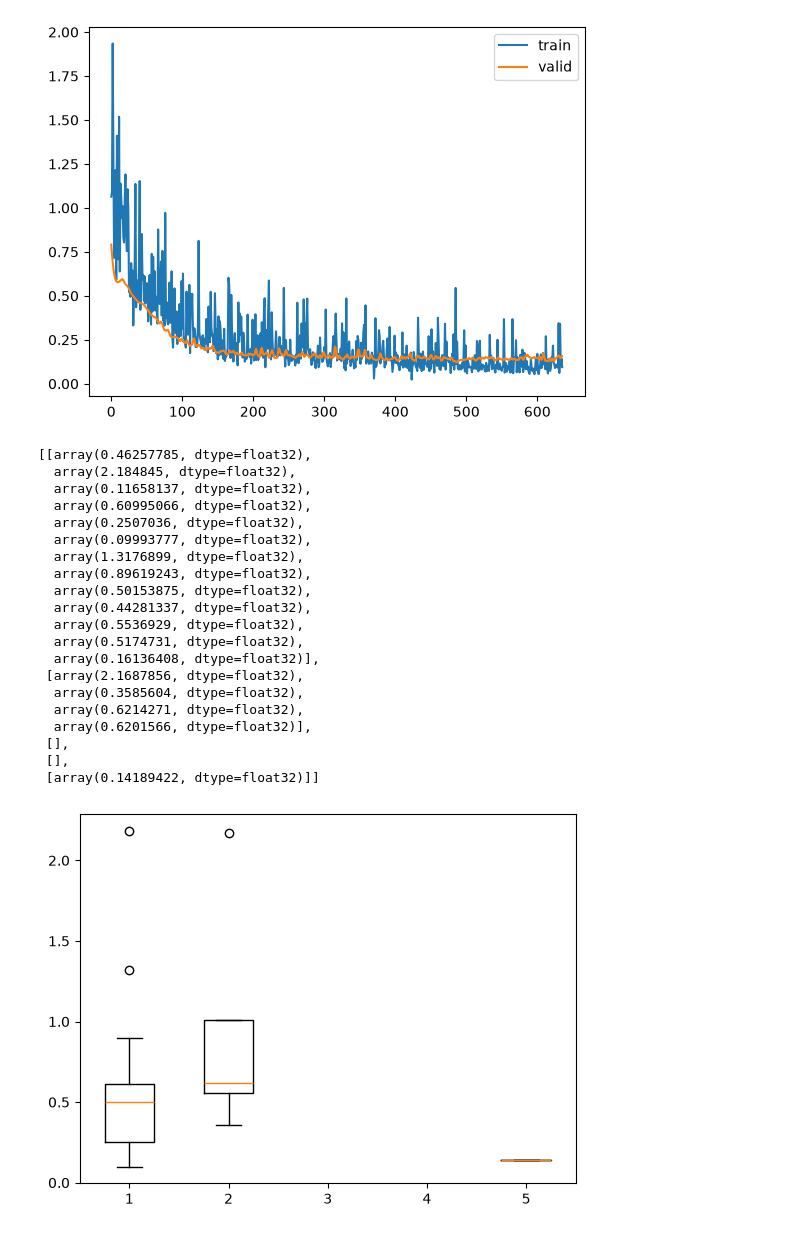
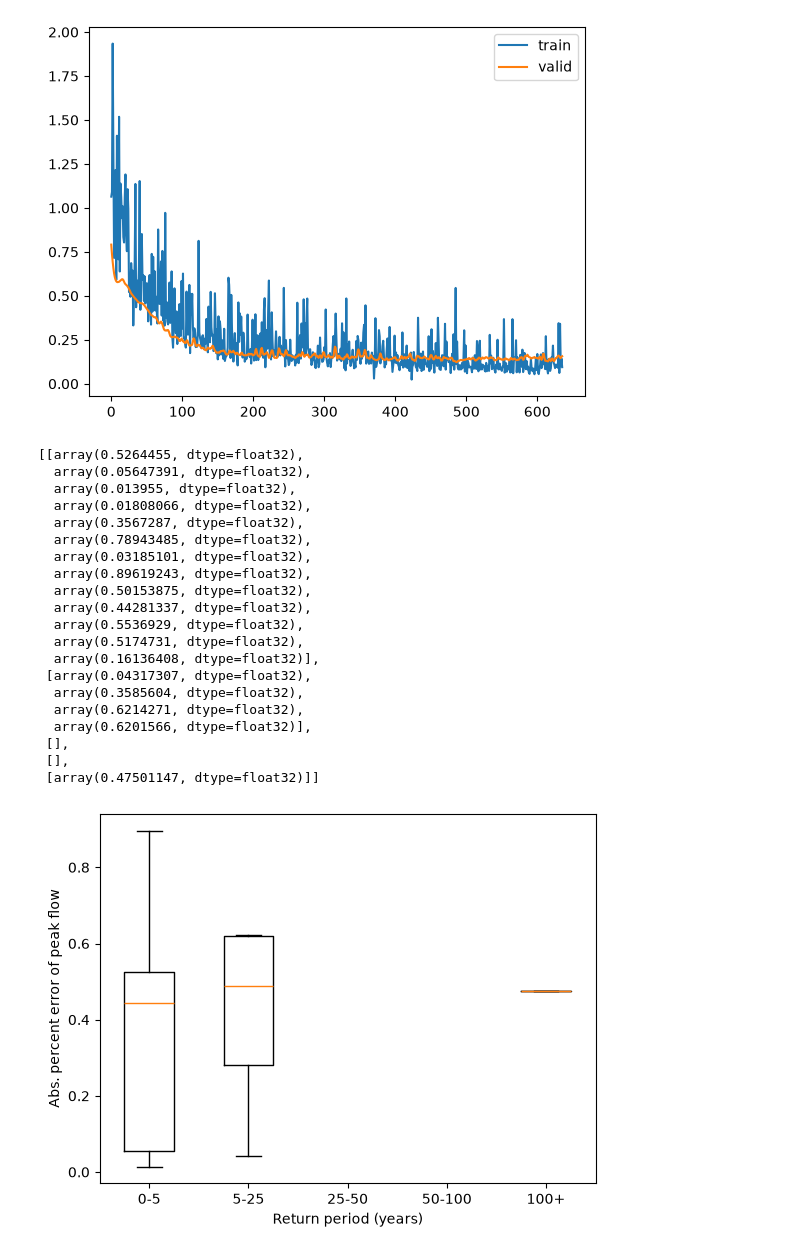
Before and after one commit to JoeyWee1/Recreating-Analysis-of-Deep-learning-rainfall-runoff-predictions-of-extreme-events, a Jupyter notebook: LSTM2.ipynb, the cells around one changed output. Cells and saved outputs as stored; diff of their text form; code cells hidden in the pictures.

```diff
--- a/LSTM2.ipynb
+++ b/LSTM2.ipynb
@@ -6,7 +6,6 @@ import glob
 import xarray as xr
 
 basin_files = glob.glob("Caravan-nc/timeseries/netcdf/camels/*.nc")
-basin_files = basin_files[:2]
 # %%
 import torch
 import torch.nn as nn
@@ -105,6 +104,7 @@ trainsets = []
 validsets = []
 testsets = [] # test_sets and return period dicts have the same indexing
 return_period_dicts = []
+testdss = []
 
 last_train_year = 1999
 last_valid_year = 2004
@@ -182,6 +182,8 @@ for basin_file in basin_files:
     validsets.append(validset)
     testsets.append(testset)
 
+    testdss.append(ds.isel(date=slice(validsplit_idx, None)))
+
 # Put them into dataloaders
 train_loader = DataLoader(
     ConcatDataset(trainsets),
@@ -278,7 +271,7 @@ plt.show()
 boundaries = np.array([5, 25, 50, 100, np.inf])
 error_peak_Q_binned = [[],[],[],[],[]]
 
-for testset, return_period_dict in zip(testsets, return_period_dicts):
+for testset, return_period_dict, test_ds in zip(testsets, return_period_dicts, testdss):
 
     pred_water_years = []
     pred_dates = []
@@ -319,7 +312,7 @@ for testset, return_period_dict in zip(testsets, return_period_dicts):
     )
 
     # Now now get the annual max from the observed and predicted
-    all_obs_annual_maxdate = ds['streamflow'].groupby('water_year').map(lambda x: x.idxmax('date')) # map applies to each group
+    all_obs_annual_maxdate = test_ds['streamflow'].groupby('water_year').map(lambda x: x.idxmax('date')) # map applies to each group
     obs_annual_maxdate = all_obs_annual_maxdate.sel(water_year=slice(last_valid_year+2, None)) # These are the highest streamflow dates for the observed
 
     pred_annual_maxdate = pred_ds['streamflow'].groupby('water_year').map(lambda x: x.idxmax('date'))
@@ -329,7 +322,7 @@ for testset, return_period_dict in zip(testsets, return_period_dicts):
     date_delta = (obs_annual_maxdate.values - pred_annual_maxdate.values)/86400000000000
     # print(date_delta)
 
-    Q_obs = ds['streamflow'].sel(date=pred_annual_maxdate) # The flows observed on the predicted maxdays
+    Q_obs = test_ds['streamflow'].sel(date=pred_annual_maxdate) # The flows observed on the predicted maxdays
     Q_sim =  pred_ds['streamflow'].sel(date=pred_annual_maxdate)
 
     error_peak_Qs = np.abs(Q_obs - Q_sim)/Q_obs
@@ -351,28 +344,30 @@ for testset, return_period_dict in zip(testsets, return_period_dicts):
 # %%
 error_peak_Q_binned
 # %% [output]
-[[array(0.46257785, dtype=float32),
-  array(2.184845, dtype=float32),
-  array(0.11658137, dtype=float32),
-  array(0.60995066, dtype=float32),
-  array(0.2507036, dtype=float32),
-  array(0.09993777, dtype=float32),
-  array(1.3176899, dtype=float32),
+[[array(0.5264455, dtype=float32),
+  array(0.05647391, dtype=float32),
+  array(0.013955, dtype=float32),
+  array(0.01808066, dtype=float32),
+  array(0.3567287, dtype=float32),
+  array(0.78943485, dtype=float32),
+  array(0.03185101, dtype=float32),
   array(0.89619243, dtype=float32),
   array(0.50153875, dtype=float32),
   array(0.44281337, dtype=float32),
   array(0.5536929, dtype=float32),
   array(0.5174731, dtype=float32),
   array(0.16136408, dtype=float32)],
- [array(2.1687856, dtype=float32),
+ [array(0.04317307, dtype=float32),
   array(0.3585604, dtype=float32),
   array(0.6214271, dtype=float32),
   array(0.6201566, dtype=float32)],
  [],
  [],
- [array(0.14189422, dtype=float32)]]
+ [array(0.47501147, dtype=float32)]]
 # %%
-plt.boxplot(error_peak_Q_binned, label=['0-5', '5-25', '25-50','50-100','100+'])
+plt.boxplot(error_peak_Q_binned, tick_labels=['0-5', '5-25', '25-50','50-100','100+'])
+plt.ylabel('Abs. percent error of peak flow')
+plt.xlabel('Return period (years)')
 plt.show()
 # %% [output]
-[figure, old version]
+[figure, new version]
```
Also changed, not shown: parts of 2 cells of this notebook, 1 other file.
